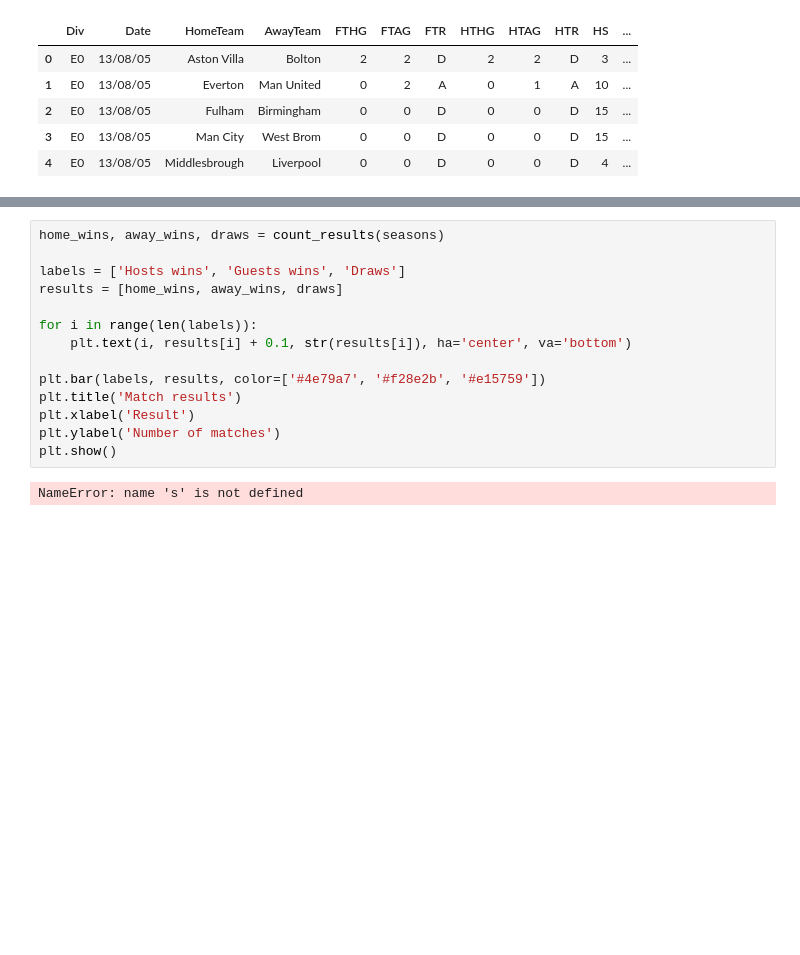
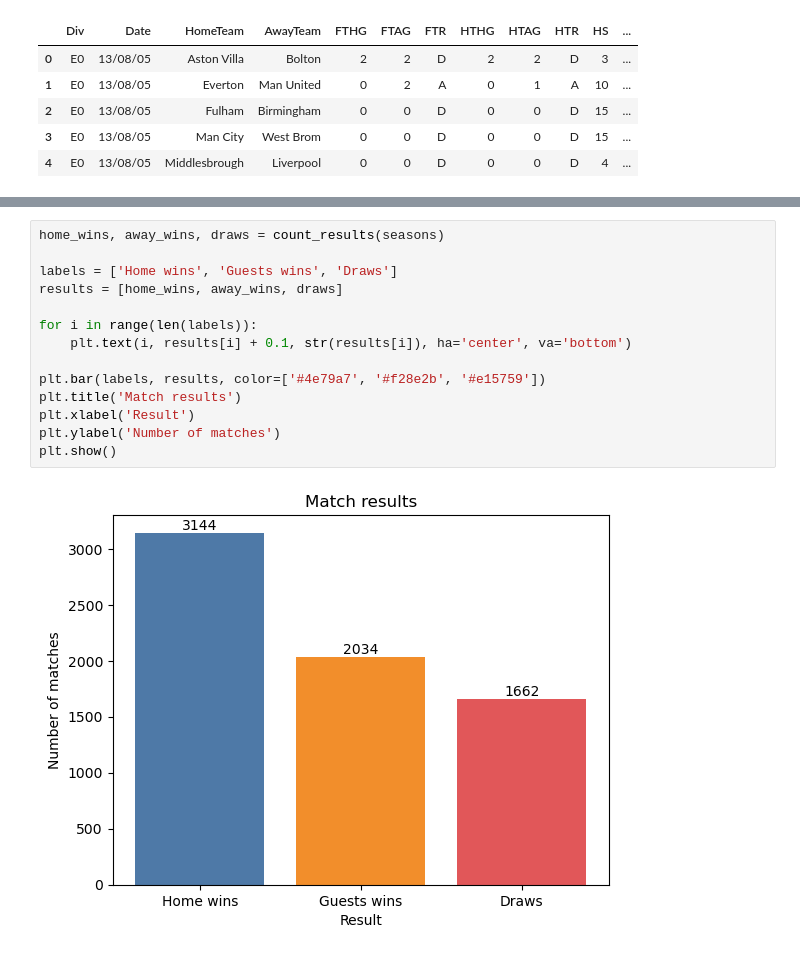
Before and after one commit to tmaxell/footforecast, a Jupyter notebook: analysis.ipynb, the cells around one changed output, grey strips where cells are left out. Drawn from its saved outputs; the diff is of its cells as text; blank space fills up the shorter version.

```diff
--- a/preparing.ipynb
+++ b/analysis.ipynb
@@ -373,16 +373,16 @@ seasons.describe()
 # %%
 home_wins, away_wins, draws = count_results(seasons)
 
-labels = ['Hosts wins', 'Guests wins', 'Draws']
+labels = ['Home wins', 'Guests wins', 'Draws']
 results = [home_wins, away_wins, draws]
 
 for i in range(len(labels)):
     plt.text(i, results[i] + 0.1, str(results[i]), ha='center', va='bottom')
 
 plt.bar(labels, results, color=['#4e79a7', '#f28e2b', '#e15759'])
 plt.title('Match results')
 plt.xlabel('Result')
 plt.ylabel('Number of matches')
 plt.show()
 # %% [output]
-NameError: name 's' is not defined
+[figure, added]
```
Also changed, not shown: parts of 1 cell of this notebook.
